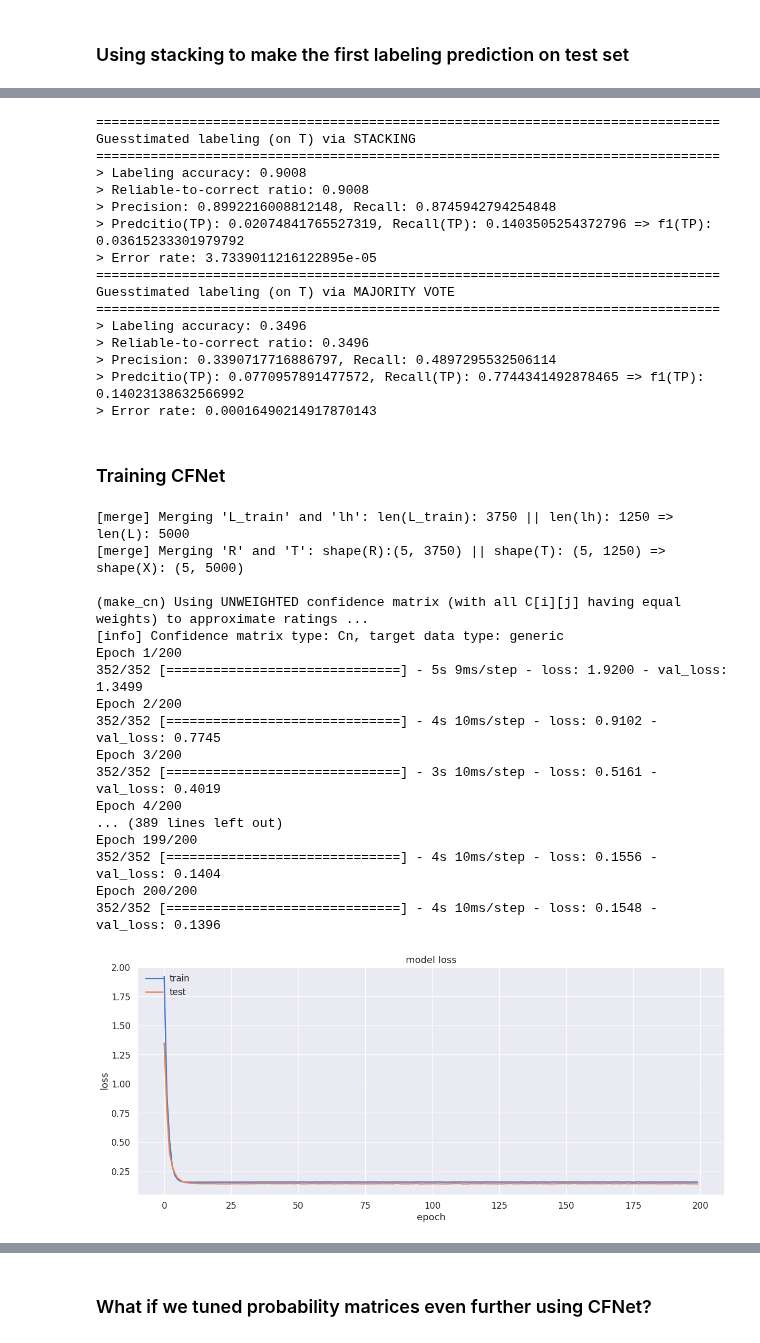
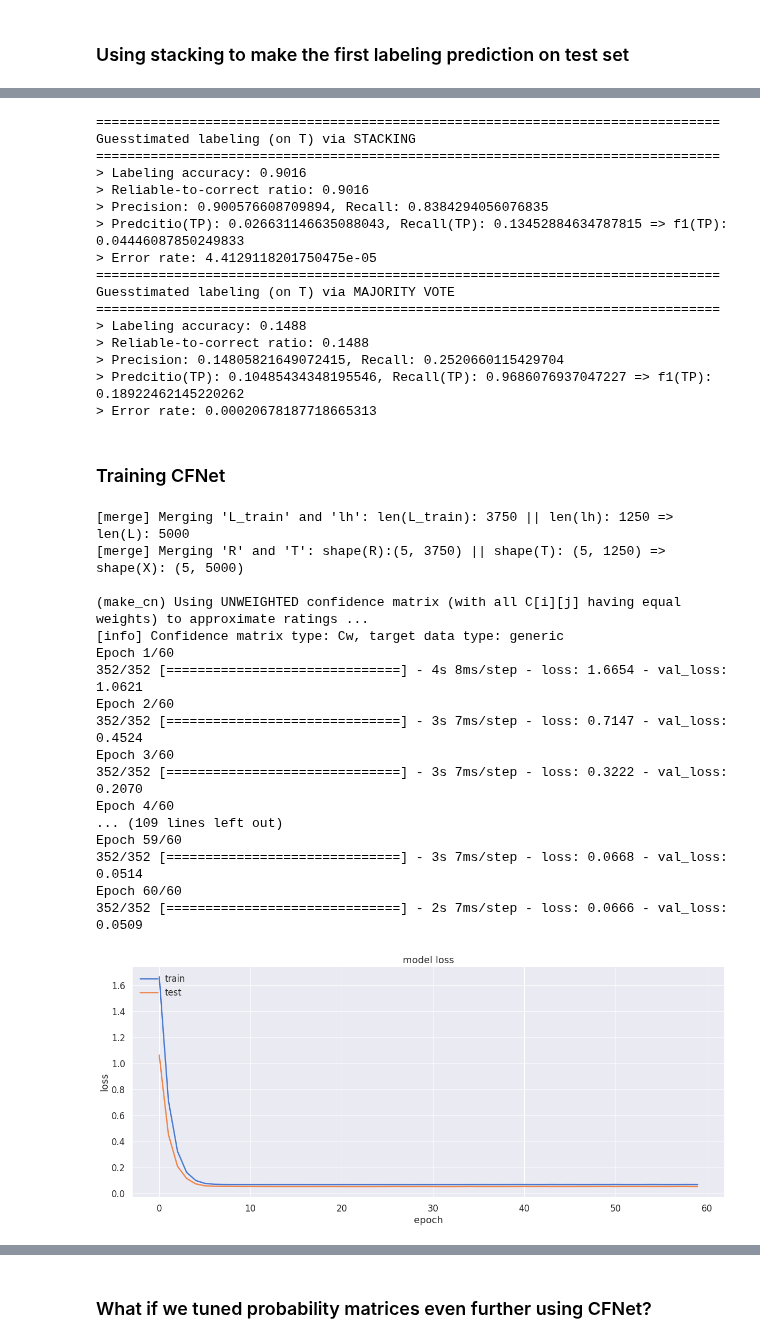
Before and after one commit to pleiadian53/cf_ensemble, a Jupyter notebook: Demo-CF-Stacking-part4.ipynb, the cells around one changed output, grey strips where cells are left out. Cells and saved outputs as stored; diff of their text form; code cells hidden in the pictures.

```diff
--- a/Demo-CF-Stacking-part4.ipynb
+++ b/Demo-CF-Stacking-part4.ipynb
@@ -123,7 +123,7 @@ np.set_printoptions(precision=3, edgeitems=5, suppress=True)
 %matplotlib inline
 import data_pipeline as dp
 
-max_class_ratio=0.50
+max_class_ratio=0.99
 
 # get the dataset
 X0, y0 = dp.generate_imbalanced_data(class_ratio=max_class_ratio, verbose=1)
@@ -162,7 +162,7 @@ base_learners = [
 # %%
 import cf_models as cm
 
-tLoadPretrained = True
+tLoadPretrained = False
 ######################
 fold_number = 0
 n_iterations = 1
@@ -289,19 +327,19 @@ print(f"> Error rate: {metrics['p_missed']}") # Probability of predicting reliab
 ================================================================================
 Guesstimated labeling (on T) via STACKING
 ================================================================================
-> Labeling accuracy: 0.9008
-> Reliable-to-correct ratio: 0.9008
-> Precision: 0.8992216008812148, Recall: 0.8745942794254848
-> Predcitio(TP): 0.02074841765527319, Recall(TP): 0.1403505254372796 => f1(TP): 0.03615233301979792
-> Error rate: 3.7339011216122895e-05
+> Labeling accuracy: 0.9016
+> Reliable-to-correct ratio: 0.9016
+> Precision: 0.900576608709894, Recall: 0.8384294056076835
+> Predcitio(TP): 0.026631146635088043, Recall(TP): 0.13452884634787815 => f1(TP): 0.04446087850249833
+> Error rate: 4.4129118201750475e-05
 ================================================================================
 Guesstimated labeling (on T) via MAJORITY VOTE
 ================================================================================
-> Labeling accuracy: 0.3496
-> Reliable-to-correct ratio: 0.3496
-> Precision: 0.3390717716886797, Recall: 0.4897295532506114
-> Predcitio(TP): 0.0770957891477572, Recall(TP): 0.7744341492878465 => f1(TP): 0.14023138632566992
-> Error rate: 0.00016490214917870143
+> Labeling accuracy: 0.1488
+> Reliable-to-correct ratio: 0.1488
+> Precision: 0.14805821649072415, Recall: 0.2520660115429704
+> Predcitio(TP): 0.10485434348195546, Recall(TP): 0.9686076937047227 => f1(TP): 0.18922462145220262
+> Error rate: 0.00020678187718665313
 # %% [markdown]
 ### Training CFNet
 # %%
@@ -319,7 +357,7 @@ alpha = 100
 
 lr = 0.001
 batch_size = 64
-epochs = 200
+epochs = 60 # Note: confidence_weighted_loss converges relatively faster compared to MSE, BCE etc.
 
 loss_fn = cm.confidence_weighted_loss # Options: tf.keras.losses.BinaryCrossentropy(), tf.keras.losses.MeanSquaredError(), ...
 cf_model = cm.get_cfnet_compiled(n_users, n_items, n_factors, loss=loss_fn, lr=lr)
@@ -327,48 +365,48 @@ cf_model = cm.get_cfnet_compiled(n_users, n_items, n_factors, loss=loss_fn, lr=l
 target_type = 'generic' # Options: 'generic', 'rating', 'label'
 # Note: If we use MSE, then the model attempts to approximate ratings; if we use BCE, then the model approximates the label
 #       Use `generic` for customized loss function with potentially more complex labeling information
 
 cf_model = cm.training_pipeline(input_model=(cf_model, loss_fn),
                                 input_data=(R, T, U, L_train, L_test),
                                 lh = lh_stacking, # supply the pre-computed estimated labels for T
 
                                 # Should we combine R and T into a single matrix X? Set to True if so
                                 is_cascade = True, # Set to True here to combine R and T into X
 
                                 # SGD optimization parameters
                                 test_size = test_size,
                                 epochs = epochs,
                                 batch_size=batch_size,
 
                                 # CF hyperparameters
                                 # n_factors=n_factors, # this is factored into model definition
                                 alpha=alpha,
                                 conf_measure=conf_measure,
                                 policy_threshold=policy_threshold,
 
-                                # conf_type='Cn', # default sparse confidence matrix (Cn)
+                                conf_type='Cw', # default sparse confidence matrix (Cn)
                                 target_type=target_type,
 
                                 fold_number=fold_number)
 # %% [output]
 [merge] Merging 'L_train' and 'lh': len(L_train): 3750 || len(lh): 1250 => len(L): 5000
 [merge] Merging 'R' and 'T': shape(R):(5, 3750) || shape(T): (5, 1250) => shape(X): (5, 5000)
 
 (make_cn) Using UNWEIGHTED confidence matrix (with all C[i][j] having equal weights) to approximate ratings ...
-[info] Confidence matrix type: Cn, target data type: generic
-Epoch 1/200
-352/352 [==============================] - 5s 9ms/step - loss: 1.9200 - val_loss: 1.3499
-Epoch 2/200
-352/352 [==============================] - 4s 10ms/step - loss: 0.9102 - val_loss: 0.7745
-Epoch 3/200
-352/352 [==============================] - 3s 10ms/step - loss: 0.5161 - val_loss: 0.4019
-Epoch 4/200
-... (389 lines left out)
-Epoch 199/200
-352/352 [==============================] - 4s 10ms/step - loss: 0.1556 - val_loss: 0.1404
-Epoch 200/200
-352/352 [==============================] - 4s 10ms/step - loss: 0.1548 - val_loss: 0.1396
+[info] Confidence matrix type: Cw, target data type: generic
+Epoch 1/60
+352/352 [==============================] - 4s 8ms/step - loss: 1.6654 - val_loss: 1.0621
+Epoch 2/60
+352/352 [==============================] - 3s 7ms/step - loss: 0.7147 - val_loss: 0.4524
+Epoch 3/60
+352/352 [==============================] - 3s 7ms/step - loss: 0.3222 - val_loss: 0.2070
+Epoch 4/60
+... (109 lines left out)
+Epoch 59/60
+352/352 [==============================] - 3s 7ms/step - loss: 0.0668 - val_loss: 0.0514
+Epoch 60/60
+352/352 [==============================] - 2s 7ms/step - loss: 0.0666 - val_loss: 0.0509
-[figure, old version]
+[figure, new version]
 # %%
 Pc, _ = pmodel.color_matrix(X, L, p_th=p_threshold)
 y_colors = pmodel.verify_colors(Pc)
```
Also changed, not shown: parts of 9 cells of this notebook, 5 other files.
